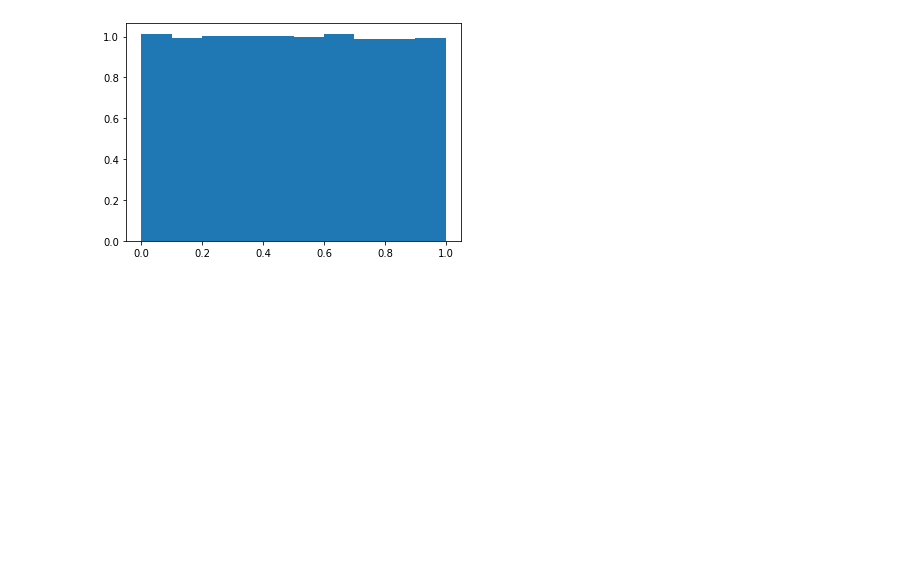
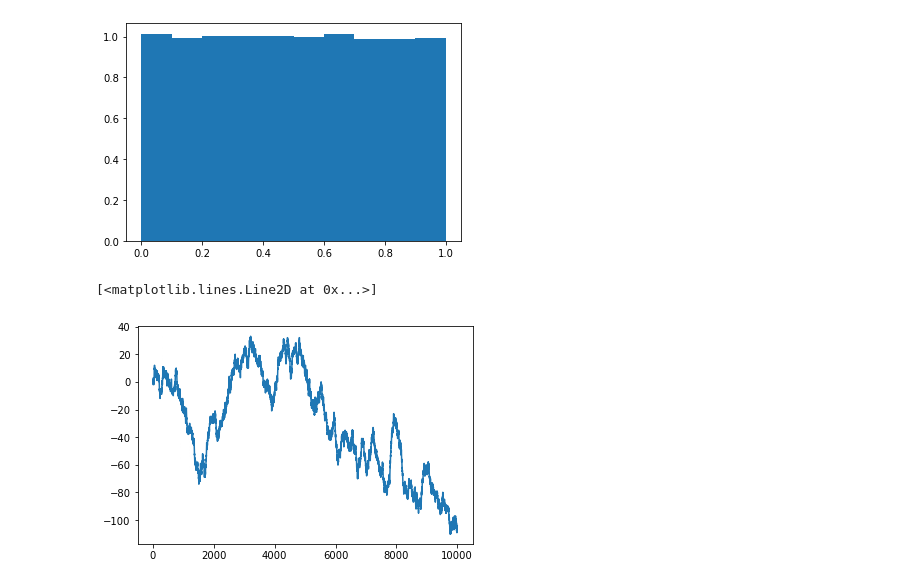
Before and after one commit to marsgr6/r-scripts, a Jupyter notebook: notebooks/ab_walk.ipynb, the cells around one changed output. Saved outputs shown, nothing was run; the diff lists cells and outputs as text; code cells hidden in the pictures; blank space fills up the shorter version.

```diff
--- a/notebooks/ab_walk.ipynb
+++ b/notebooks/ab_walk.ipynb
@@ -40,6 +40,11 @@ DescribeResult(nobs=100000, minmax=(1.7566729357820776e-06, 0.9999942472751908),
         7.99995749e-01, 8.99994998e-01, 9.99994247e-01]),
  <BarContainer object of 10 artists>)
 [figure]
+# %%
+plt.plot((np.random.randint(2, size=10000)*2-1).cumsum())
+# %% [output]
+[<matplotlib.lines.Line2D at 0x...>]
+[figure, added]
 # %%
 def make_walk(start, absorbing, reflecting):
     walk = [start]
```
Also changed, not shown: parts of 6 cells of this notebook.
